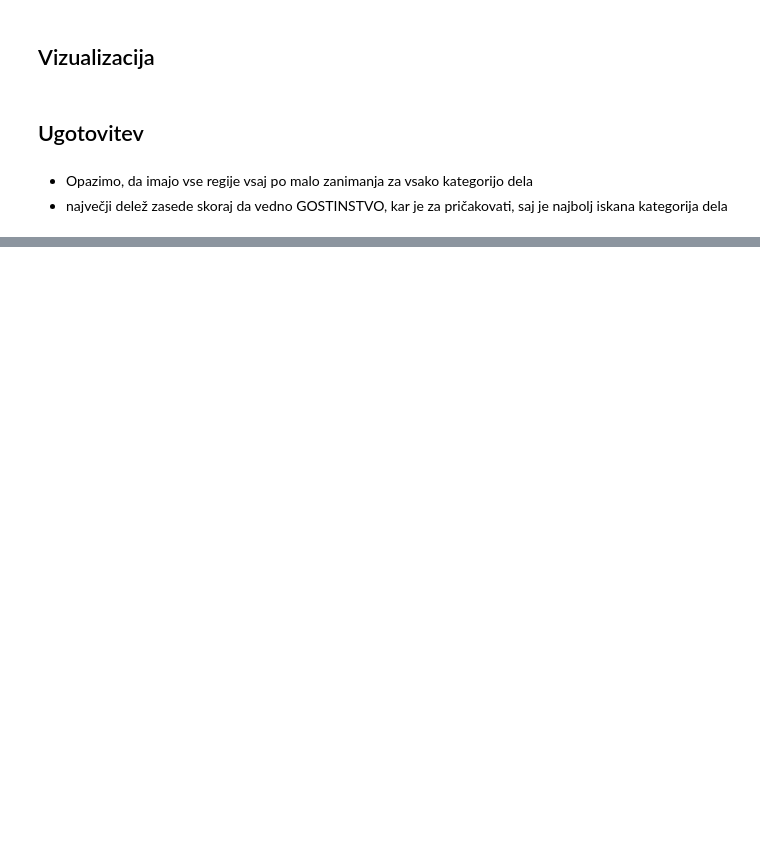
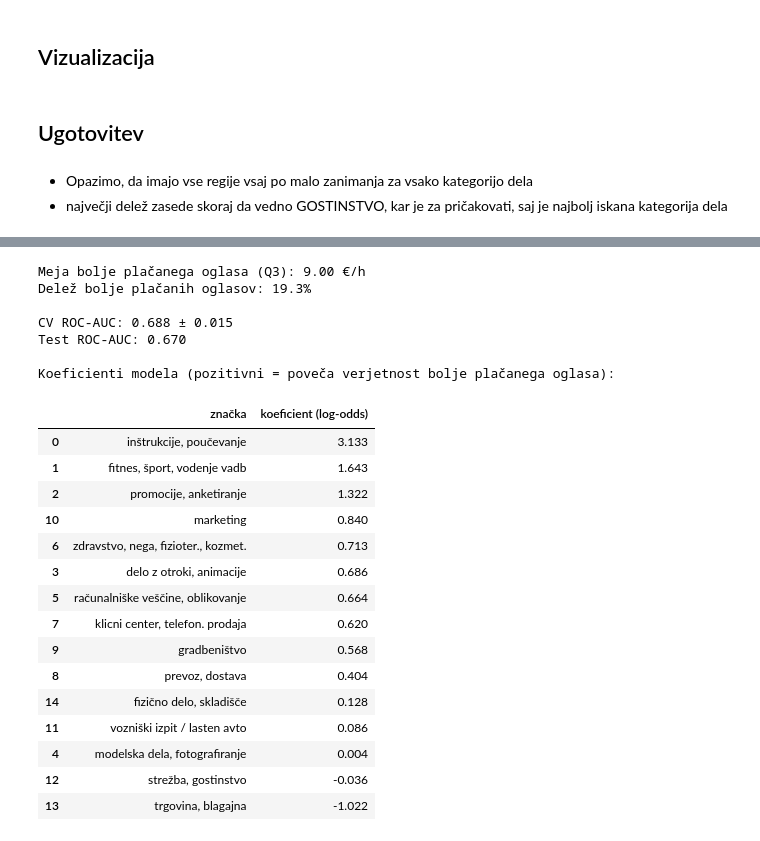
Before and after one commit to svenko99/PR2608, a Jupyter notebook: src/notebook/rezultati.ipynb, the cells around one changed output, grey strips where cells are left out. Drawn from its saved outputs; the diff is of its cells as text; code cells hidden in the pictures; blank space fills up the shorter version.

```diff
--- a/src/notebook/rezultati.ipynb
+++ b/src/notebook/rezultati.ipynb
@@ -1775,0 +1869,61 @@ fig.show()
+# %%
+import numpy as np
+from sklearn.linear_model import LogisticRegression
+from sklearn.model_selection import train_test_split, cross_val_score
+from sklearn.metrics import roc_auc_score
+
+# Binarni featurji (1 = beseda prisotna, 0 = odsotna)
+feature_matrix = pd.DataFrame({
+    label: text_field.str.contains(pattern, regex=True, na=False).astype(int)
+    for label, pattern in KEYWORD_PATTERNS.items()
+})
+
+# Ciljna spremenljivka: ali je oglas v zgornjih 25 % po plačilu
+threshold = hourly["hourly_rate_neto"].quantile(0.75)
+y = (hourly["hourly_rate_neto"] > threshold).astype(int)
+print(f"Meja bolje plačanega oglasa (Q3): {threshold:.2f} €/h")
+print(f"Delež bolje plačanih oglasov: {y.mean():.1%}")
+
+# Train/test split (80/20), stratificiran po razredu premium
+X_train, X_test, y_train, y_test = train_test_split(
+    feature_matrix, y, test_size=0.2, random_state=42, stratify=y
+)
+
+clf = LogisticRegression(max_iter=1000, class_weight="balanced", random_state=42)
+auc_cv = cross_val_score(clf, X_train, y_train, cv=5, scoring="roc_auc")
+print(f"\nCV ROC-AUC: {auc_cv.mean():.3f} ± {auc_cv.std():.3f}")
+
+clf.fit(X_train, y_train)
+test_auc = roc_auc_score(y_test, clf.predict_proba(X_test)[:, 1])
+print(f"Test ROC-AUC: {test_auc:.3f}")
+
+coef_df = pd.DataFrame({
+    "značka": feature_matrix.columns,
+    "koeficient (log-odds)": clf.coef_[0],
+}).sort_values("koeficient (log-odds)", ascending=False)
+print("\nKoeficienti modela (pozitivni = poveča verjetnost bolje plačanega oglasa):")
+display(coef_df.round(3))
+# %% [output]
+Meja bolje plačanega oglasa (Q3): 9.00 €/h
+Delež bolje plačanih oglasov: 19.3%
+
+CV ROC-AUC: 0.688 ± 0.015
+Test ROC-AUC: 0.670
+
+Koeficienti modela (pozitivni = poveča verjetnost bolje plačanega oglasa):
+|  | značka | koeficient (log-odds) |
+| 0 | inštrukcije, poučevanje | 3.133 |
+| 1 | fitnes, šport, vodenje vadb | 1.643 |
+| 2 | promocije, anketiranje | 1.322 |
+| 10 | marketing | 0.840 |
+| 6 | zdravstvo, nega, fizioter., kozmet. | 0.713 |
+| 3 | delo z otroki, animacije | 0.686 |
+| 5 | računalniške veščine, oblikovanje | 0.664 |
+| 7 | klicni center, telefon. prodaja | 0.620 |
+| 9 | gradbeništvo | 0.568 |
+| 8 | prevoz, dostava | 0.404 |
+| 14 | fizično delo, skladišče | 0.128 |
+| 11 | vozniški izpit / lasten avto | 0.086 |
+| 4 | modelska dela, fotografiranje | 0.004 |
+| 12 | strežba, gostinstvo | -0.036 |
+| 13 | trgovina, blagajna | -1.022 |
```
Also changed, not shown: parts of 40 cells of this notebook, 2 other files.
